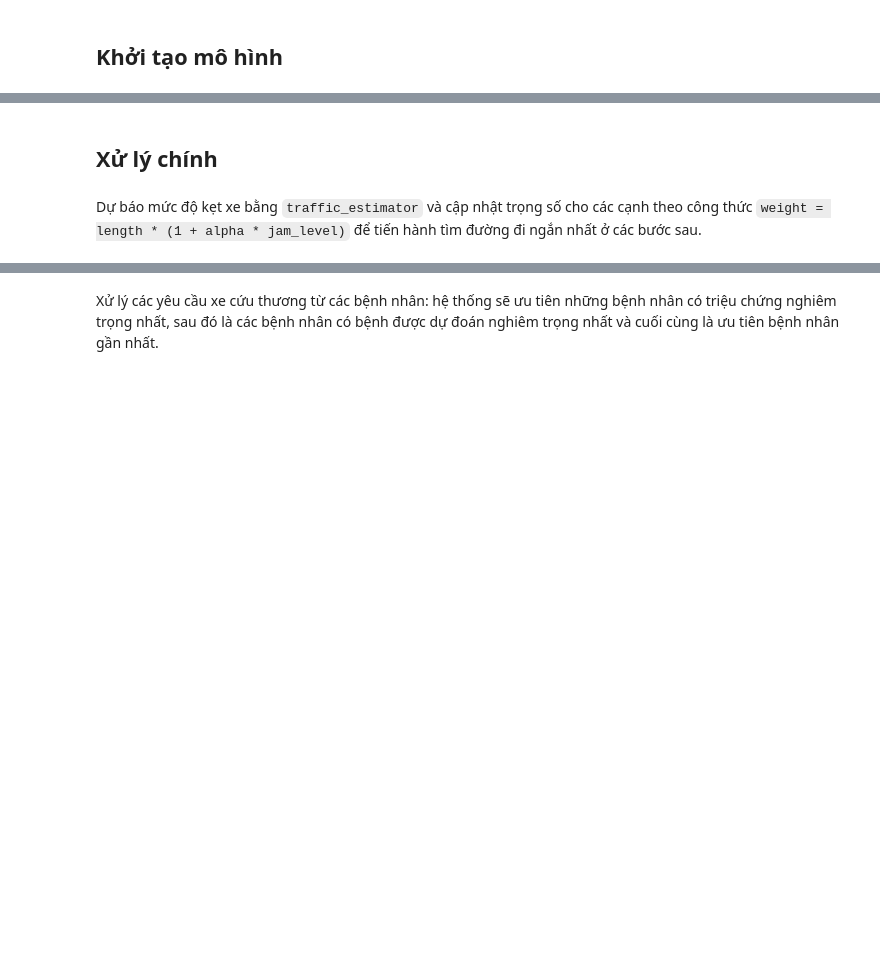
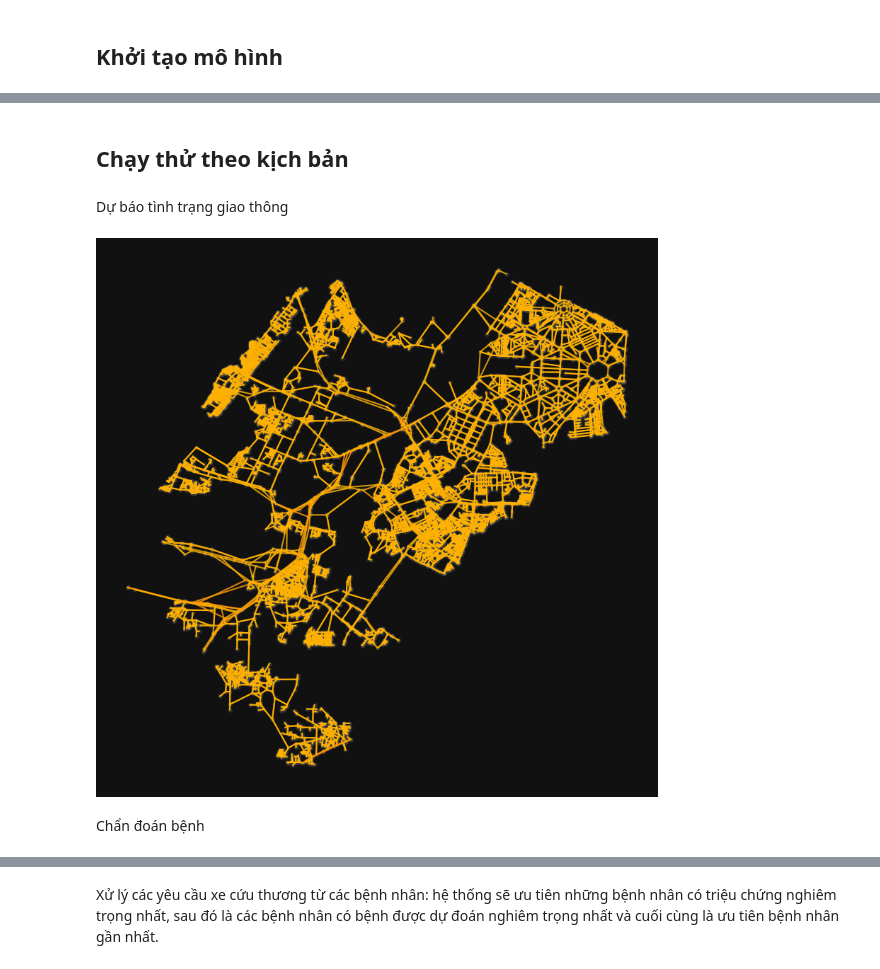
Before and after one commit to hoanganh1105/ai-ambulance-coordinator, a Jupyter notebook: notebooks/Main_Pipeline.ipynb, the cells around one changed output, grey strips where cells are left out. Saved outputs shown, nothing was run; the diff lists cells and outputs as text; code cells hidden in the pictures; blank space fills up the shorter version.

Commit message:
bổ sung chạy theo từng phần

```diff
--- a/notebooks/Main_Pipeline.ipynb
+++ b/notebooks/Main_Pipeline.ipynb
@@ -85,20 +76,32 @@ weather_condition = "Rain"      # "Clear" / "Rain" / "Fog" / "Heatwave"
-# %% [markdown]
-## Xử lý chính
-# %% [markdown]
-Dự báo mức độ kẹt xe bằng `traffic_estimator` và cập nhật trọng số cho các cạnh theo công thức `weight = length * (1 + alpha * jam_level)` để tiến hành tìm đường đi ngắn nhất ở các bước sau.
+# %% [markdown]
+## Chạy thử theo kịch bản
+# %% [markdown]
+Dự báo tình trạng giao thông
 # %%
+# Cấu hình môi trường
+time_of_day = "Morning Peak"    # "Morning Peak" / "Afternoon" / "Evening Peak" / "Night"
+day_of_week = "Weekday"         # "Weekday" / "Weekend"
+weather_condition = "Rain"      # "Clear" / "Rain" / "Fog" / "Heatwave"
+
+# Hàm cập nhật tình trạng giao thông
 def density_level_func(data):
   road_type = data.get("highway")
   jam_level = traffic_estimator.estimate_traffic_density_level(time_of_day,
                                                                day_of_week,
                                                                weather_condition,
                                                                road_type)
   return jam_level
 
+# Hàm cập nhật trọng số.
 def weight_func(data, alpha = 0.5):
   length = data.get("length")
   jam_level = data.get("density_level")
   return length * (1 + alpha * jam_level)
 
 route_planner.add_edges_attribute("density_level", density_level_func)
 route_planner.add_edges_attribute("weight", weight_func)
+route_planner.show_map(show_density=True)
+# %% [output]
+[figure, added]
+# %% [markdown]
+Chẩn đoán bệnh
```
Also changed, not shown: parts of 14 cells of this notebook.
